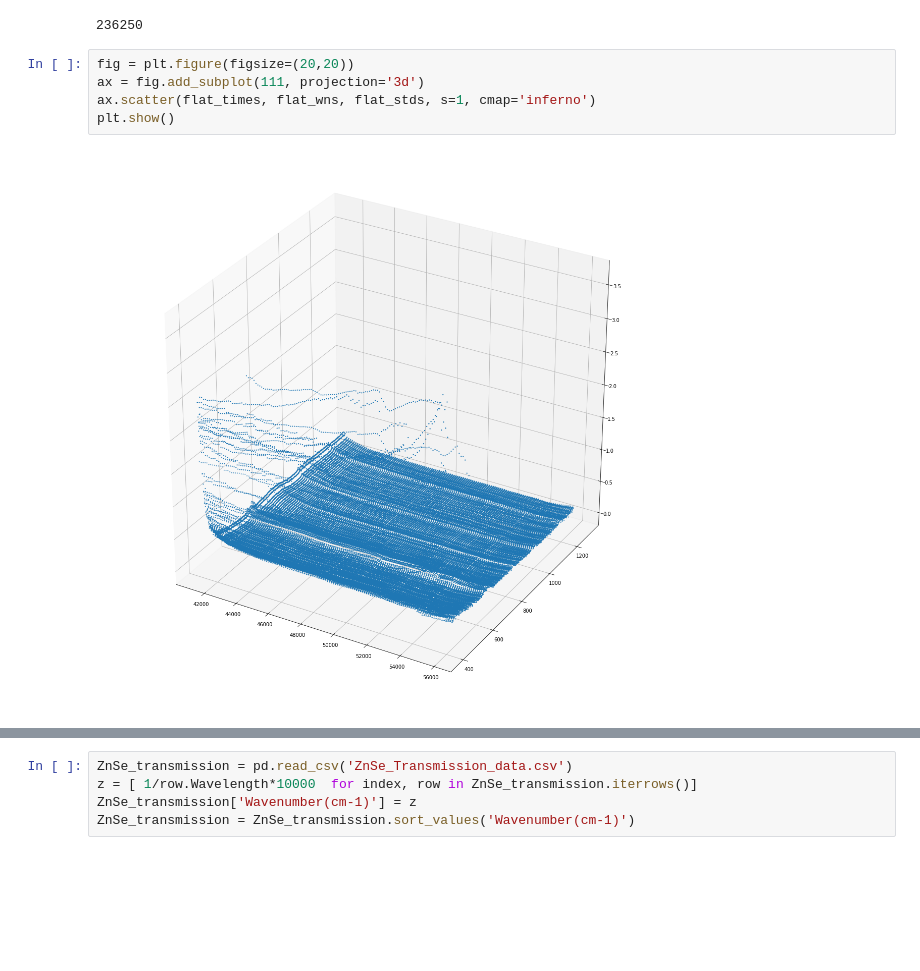
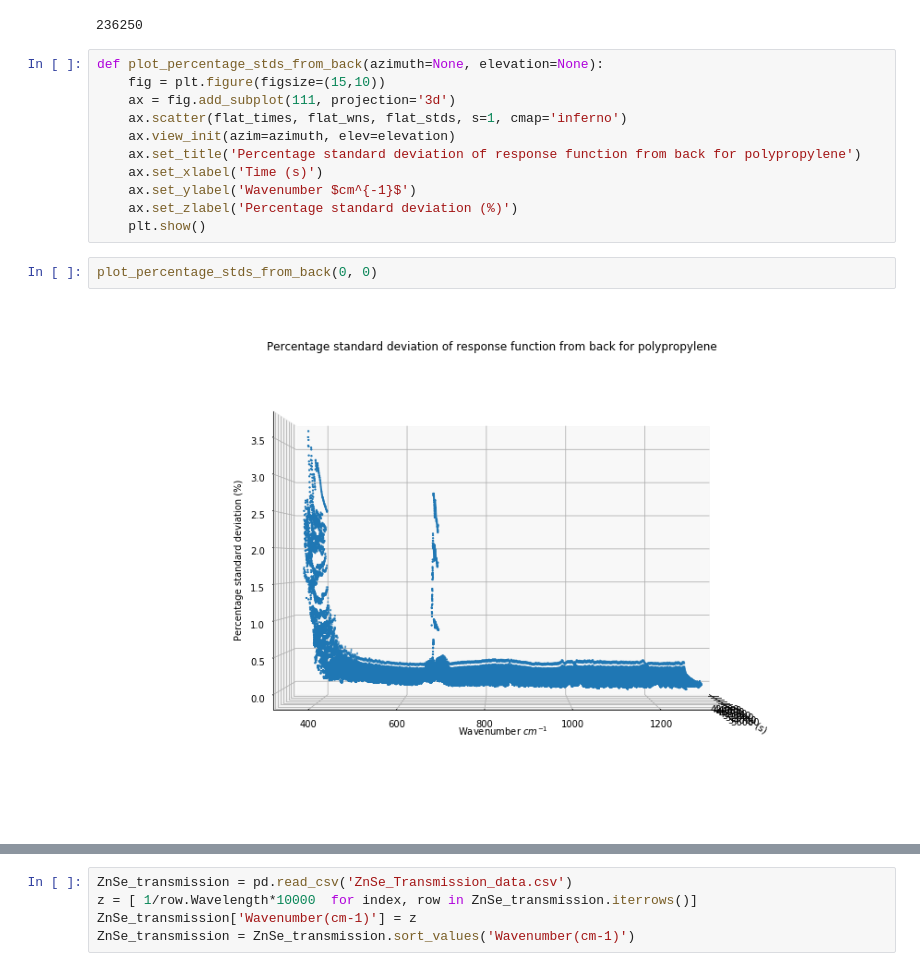
Before and after one commit to micolbedarida/MSci_Project, a Jupyter notebook: newpolycode.ipynb, the cells around one changed output, grey strips where cells are left out. Saved outputs shown, nothing was run; the diff lists cells and outputs as text; blank space fills up the shorter version.

```diff
--- a/newpolycode.ipynb
+++ b/newpolycode.ipynb
@@ -481,12 +480,20 @@ len(flat_stds)
 # %% [output]
 236250
 # %%
-fig = plt.figure(figsize=(20,20))
-ax = fig.add_subplot(111, projection='3d')
-ax.scatter(flat_times, flat_wns, flat_stds, s=1, cmap='inferno')
-plt.show()
+def plot_percentage_stds_from_back(azimuth=None, elevation=None):
+    fig = plt.figure(figsize=(15,10))
+    ax = fig.add_subplot(111, projection='3d')
+    ax.scatter(flat_times, flat_wns, flat_stds, s=1, cmap='inferno')
+    ax.view_init(azim=azimuth, elev=elevation)
+    ax.set_title('Percentage standard deviation of response function from back for polypropylene')
+    ax.set_xlabel('Time (s)')
+    ax.set_ylabel('Wavenumber $cm^{-1}$')
+    ax.set_zlabel('Percentage standard deviation (%)')
+    plt.show()
-# %% [output]
-[figure, removed]
+# %%
+plot_percentage_stds_from_back(0, 0)
+# %% [output]
+[figure, added]
 # %%
 fig, ax = plt.subplots(figsize=(12,8))
 
```
Also changed, not shown: parts of 6 cells of this notebook, 3 other files.
